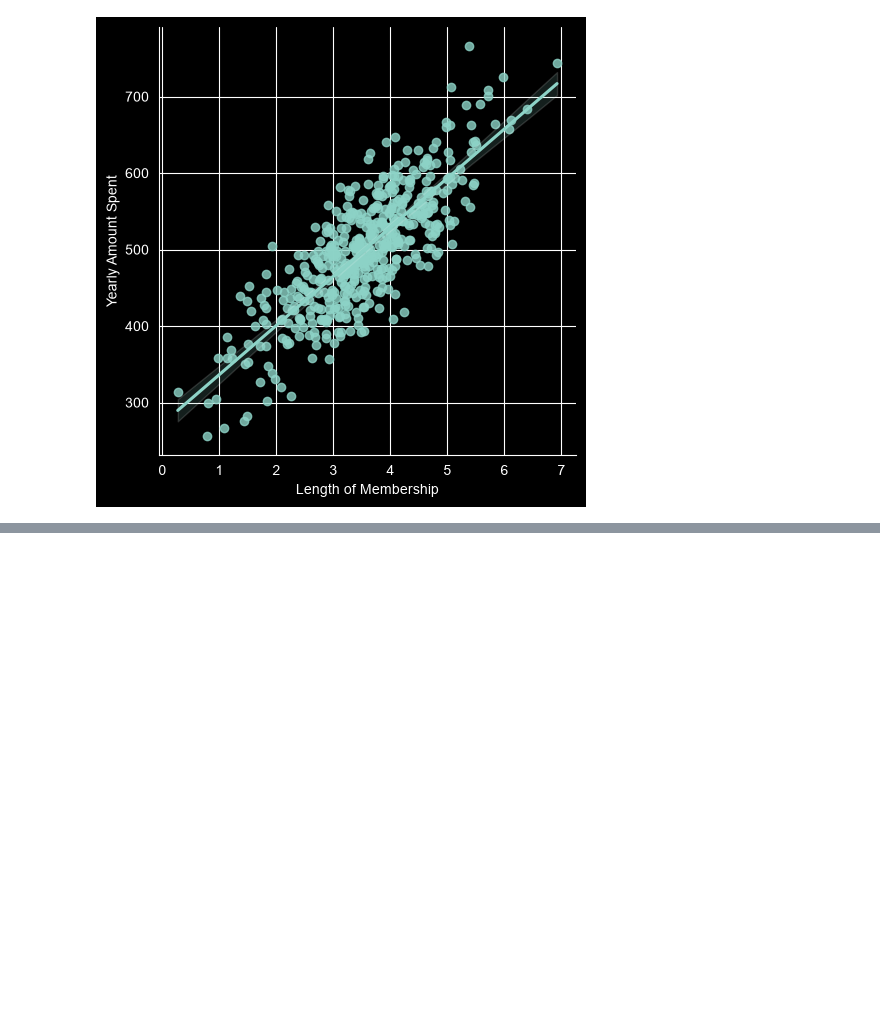
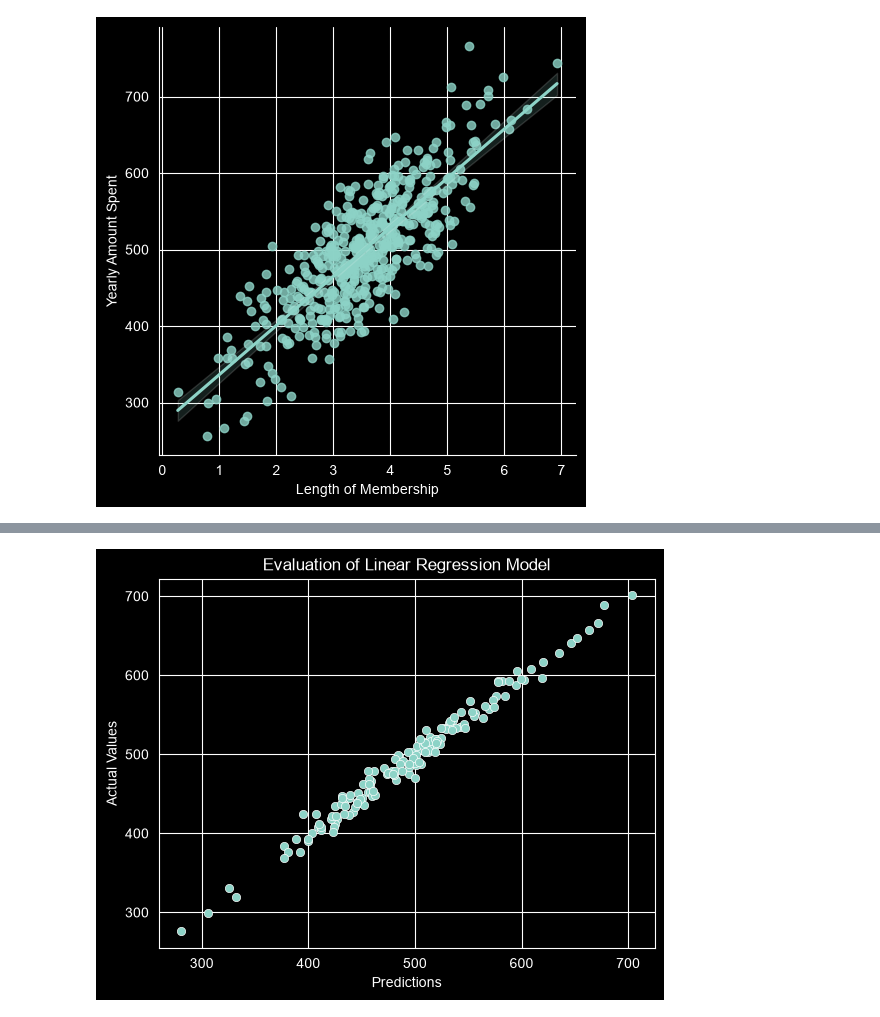
Before and after one commit to shea3booo/Linear-Regression-E-commerce, a Jupyter notebook: Linear Regression E-commerce.ipynb, the cells around one changed output, grey strips where cells are left out. Saved outputs shown, nothing was run; the diff lists cells and outputs as text; code cells hidden in the pictures; blank space fills up the shorter version.

Commit message:
model finished

```diff
--- a/Linear Regression E-commerce.ipynb
+++ b/Linear Regression E-commerce.ipynb
@@ -103,2 +106,2 @@ y = df['Yearly Amount Spent']
 # %%
-x_train , x_test , y_train , x_test = train_test_split(x,y,test_size = 0.3 , random_state = 42)
+x_train , x_test , y_train , y_test = train_test_split(x,y,test_size = 0.3 , random_state = 42)
@@ -120,0 +108,4 @@ x_train
+# %%
+model = LinearRegression()     ### model creation
+# %%
+model.fit(x_train, y_train)
@@ -120,0 +130,2 @@ x_train
+# %%
+y_predict = model.predict(x_test)
@@ -120,0 +160,8 @@ x_train
+# %%
+sns.scatterplot(x=y_predict, y=y_test)
+plt.xlabel("Predictions")
+plt.ylabel("Actual Values")
+plt.title("Evaluation of Linear Regression Model")
+plt.show()
+# %% [output]
+[figure, added]
```
Also changed, not shown: parts of 13 cells of this notebook.
